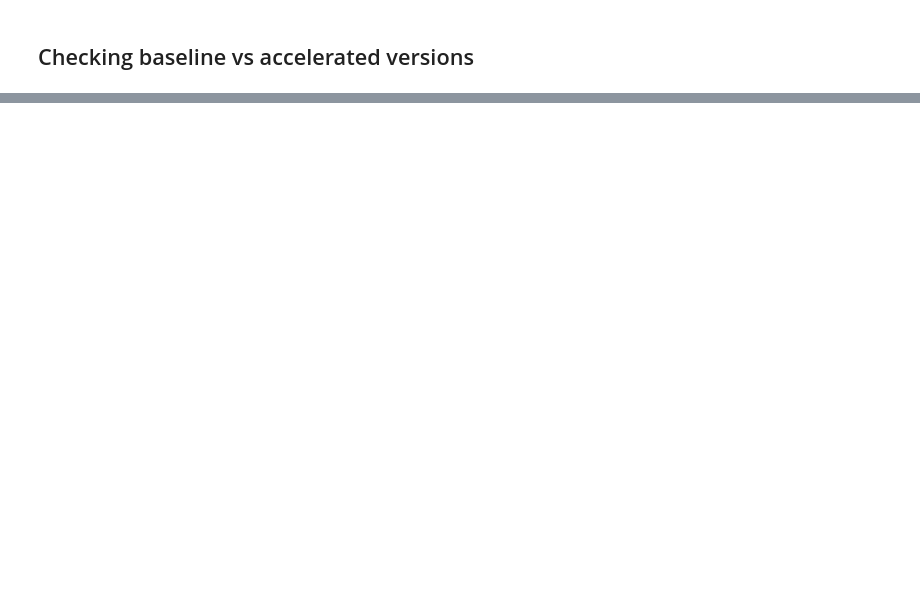
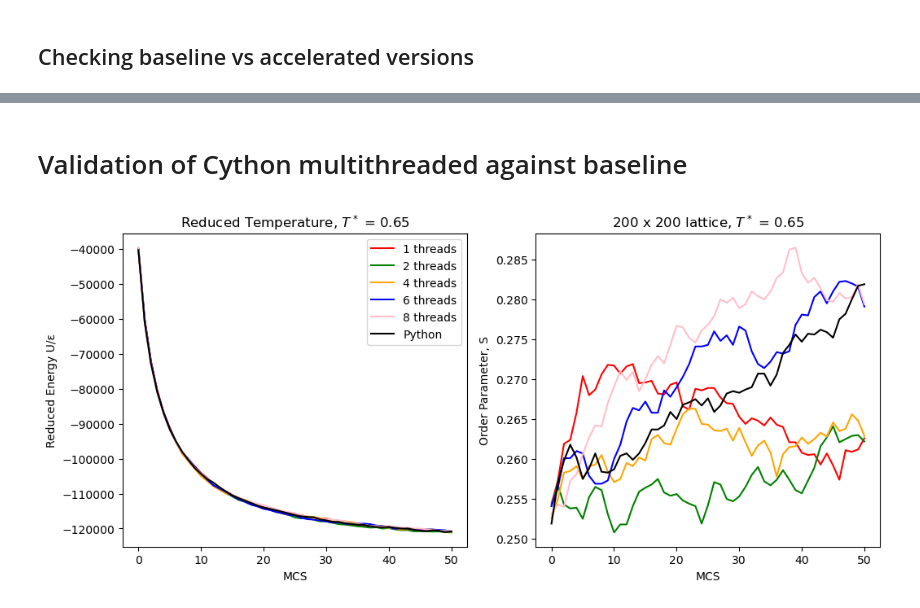
Before and after one commit to summerz04/LebwohlLasher, a Jupyter notebook: LebwohlLasher_Plotting.ipynb, the cells around one changed output, grey strips where cells are left out. Cells and saved outputs as stored; diff of their text form; code cells hidden in the pictures; blank space fills up the shorter version.

```diff
--- a/LebwohlLasher_Plotting.ipynb
+++ b/LebwohlLasher_Plotting.ipynb
@@ -305,0 +356,31 @@ plt.show()
+# %% [markdown]
+# Validation of Cython multithreaded against baseline
+# %%
+# plotting all c multithreaded data
+thread_num = [1, 2 ,4 ,6 ,8]
+fig, ax = plt.subplots(1,2, figsize=(12,5))
+
+colours=['red', 'green','orange', 'blue', 'pink']
+# plotting reduced energy
+for i,c in zip(thread_num, colours):
+    file = np.loadtxt(f'timings\\thread_scalings\\c_thread_{i}.txt')
+    ax[0].plot(file[:,0], file[:,2], color=c, label=f'{i} threads')
+    ax[1].plot(file[:,0], file[:,3], color=c)
+
+ax[0].plot(baseline[:,0], baseline[:,2], color='black', label='Python')
+ax[1].plot(baseline[:,0], baseline[:,3], color='black', label='Python')
+
+
+ax[0].set_xlabel('MCS')
+ax[0].set_ylabel('Reduced Energy U/ε')
+ax[0].set_title('Reduced Temperature, $T^*$ = 0.65')
+
+ax[1].set_xlabel('MCS')
+ax[1].set_ylabel('Order Parameter, S')
+ax[1].set_title('200 x 200 lattice, $T^*$ = 0.65')
+ax[0].legend()
+
+
+plt.show()
+# %% [output]
+[figure, added]
```
Also changed, not shown: parts of 9 cells of this notebook.
